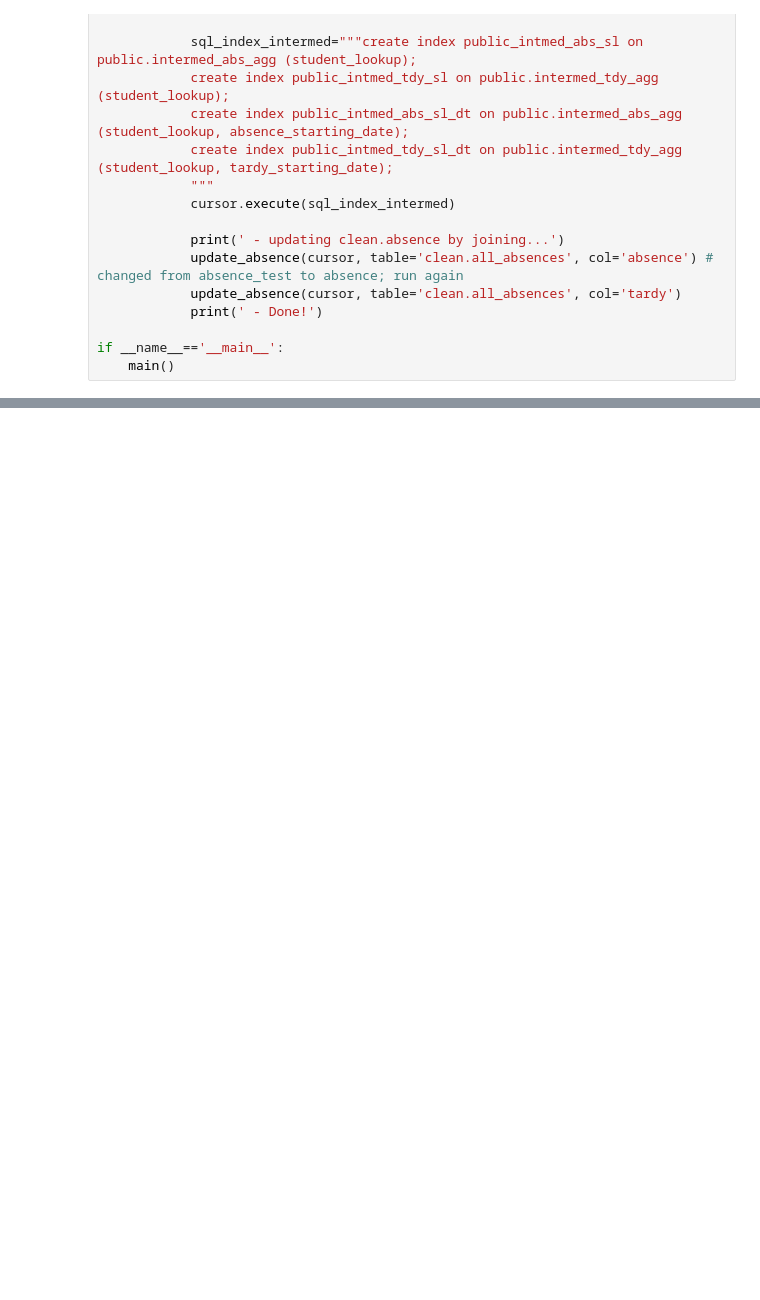
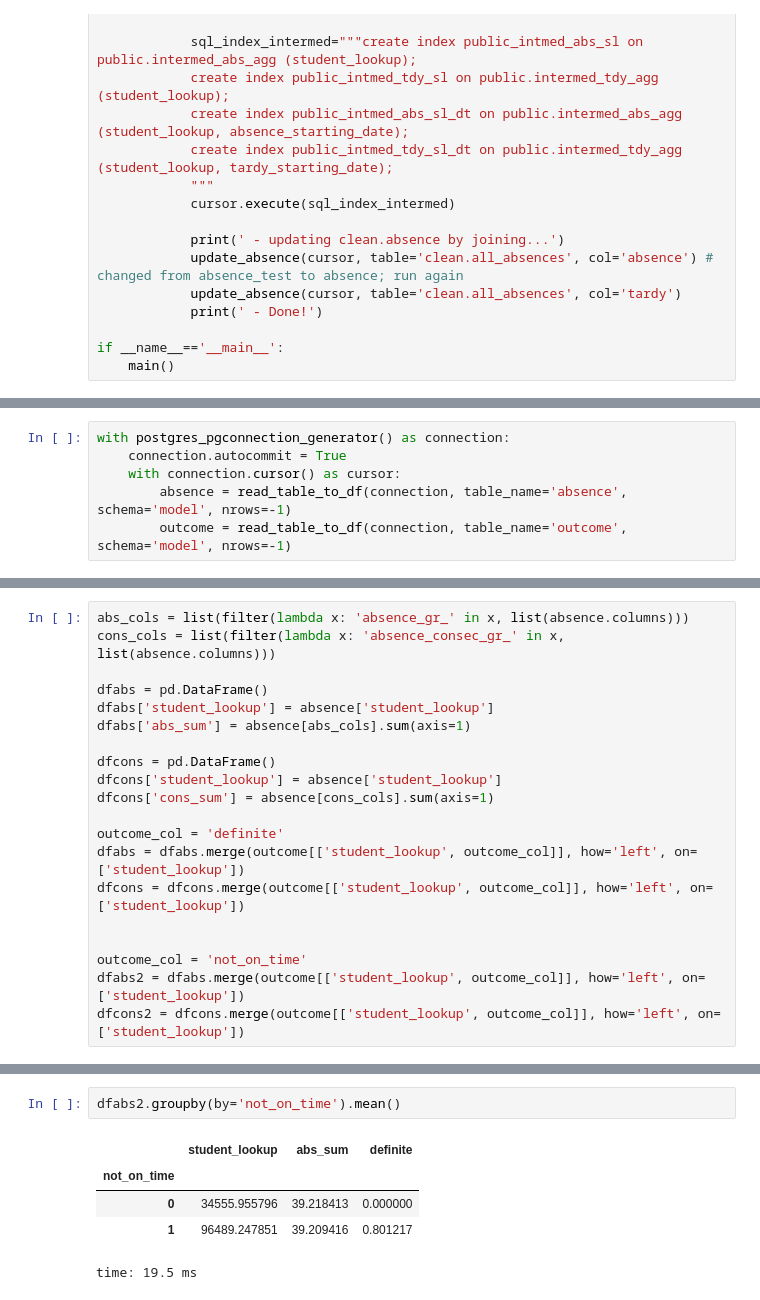
Before and after one commit to jgutman/mvesc, a Jupyter notebook: Features/absence_feature_dev.ipynb, the cells around one changed output, grey strips where cells are left out. Drawn from its saved outputs; the diff is of its cells as text; blank space fills up the shorter version.

```diff
--- a/Features/absence_feature_dev.ipynb
+++ b/Features/absence_feature_dev.ipynb
@@ -690,0 +598,6 @@ time: 3.59 ms
+# %%
+with postgres_pgconnection_generator() as connection:
+    connection.autocommit = True
+    with connection.cursor() as cursor:
+        absence = read_table_to_df(connection, table_name='absence', schema='model', nrows=-1)
+        outcome = read_table_to_df(connection, table_name='outcome', schema='model', nrows=-1)
@@ -690,0 +606,20 @@ time: 3.59 ms
+# %%
+abs_cols = list(filter(lambda x: 'absence_gr_' in x, list(absence.columns)))
+cons_cols = list(filter(lambda x: 'absence_consec_gr_' in x, list(absence.columns)))
+
+dfabs = pd.DataFrame()
+dfabs['student_lookup'] = absence['student_lookup']
+dfabs['abs_sum'] = absence[abs_cols].sum(axis=1)
+
+dfcons = pd.DataFrame()
+dfcons['student_lookup'] = absence['student_lookup']
+dfcons['cons_sum'] = absence[cons_cols].sum(axis=1)
+
+outcome_col = 'definite'
+dfabs = dfabs.merge(outcome[['student_lookup', outcome_col]], how='left', on=['student_lookup'])
+dfcons = dfcons.merge(outcome[['student_lookup', outcome_col]], how='left', on=['student_lookup'])
+
+
+outcome_col = 'not_on_time'
+dfabs2 = dfabs.merge(outcome[['student_lookup', outcome_col]], how='left', on=['student_lookup'])
+dfcons2 = dfcons.merge(outcome[['student_lookup', outcome_col]], how='left', on=['student_lookup'])
@@ -690,0 +644,8 @@ time: 3.59 ms
+# %%
+dfabs2.groupby(by='not_on_time').mean()
+# %% [output]
+|  | student_lookup | abs_sum | definite |
+| not_on_time |  |  |  |
+| 0 | 34555.955796 | 39.218413 | 0.000000 |
+| 1 | 96489.247851 | 39.209416 | 0.801217 |
+time: 19.5 ms
```
Also changed, not shown: parts of 14 cells of this notebook, 1 other file.
